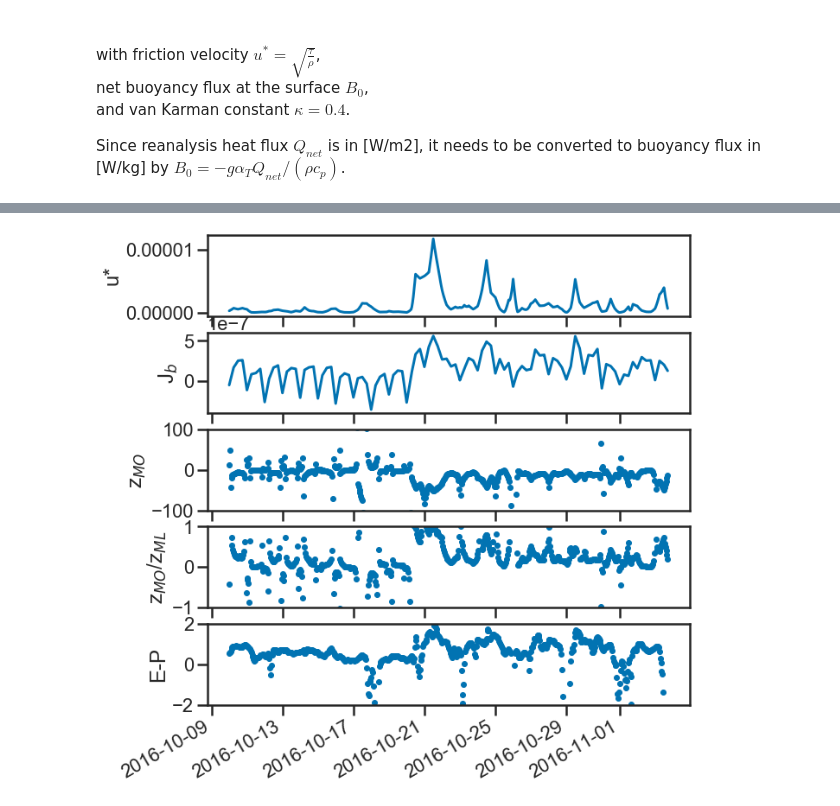
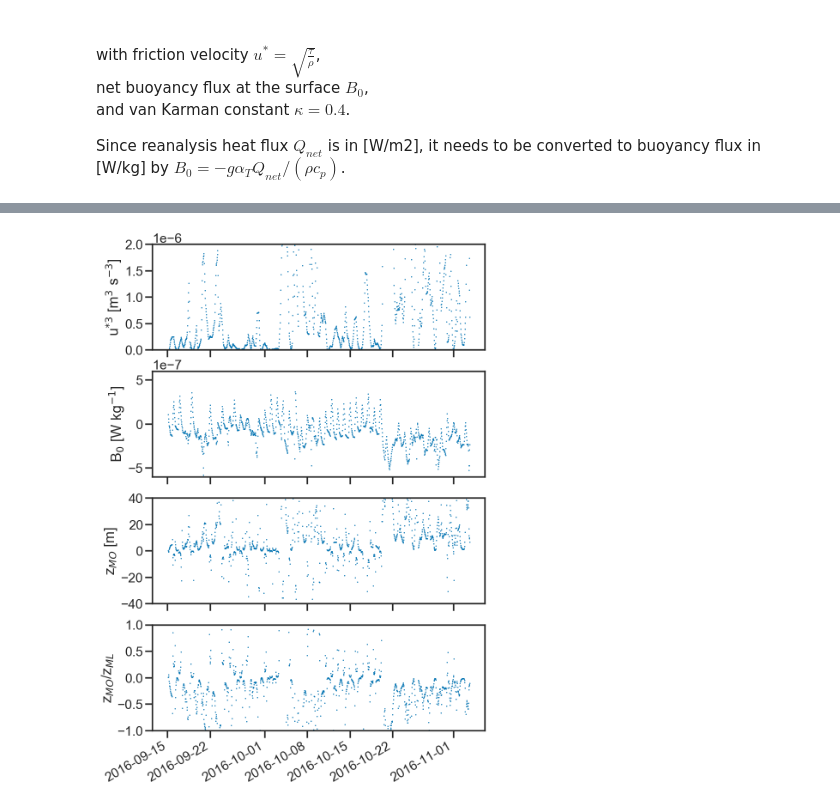
Before and after one commit to sessink/NIW, a Jupyter notebook: notebooks/turbulent_terms.ipynb, the cells around one changed output, grey strips where cells are left out. Saved outputs shown, nothing was run; the diff lists cells and outputs as text; code cells hidden in the pictures.

```diff
--- a/notebooks/turbulent_terms.ipynb
+++ b/notebooks/turbulent_terms.ipynb
@@ -65,5 +65,6 @@ flot = xr.open_dataset('../data/xarray/qc_7781a.nc')
 import gsw
 cp = gsw.cp_t_exact(flot.isel(z=2).S.mean(),flot.isel(z=2).T.mean(),0)
 alphaT = gsw.alpha(flot.isel(z=2).S.mean(),flot.isel(z=2).T.mean(),0)
+betaS = gsw.beta(flot.isel(z=2).S.mean(),flot.isel(z=2).T.mean(),0)
 # %%
 rho0=1025
@@ -79,4 +81,2 @@ met['MO_MLD'] = met.MO/met.mld
-# %%
-t,lon,lat = met.mettime.isel(mettime=0).values, met.lon.isel(mettime=0).values,met.lat.isel(mettime=0).values
 # %%
 resample = emp.sortby('time').resample(time='1h').mean()
@@ -103,3 +96,5 @@ for t in sub.mettime:
 # sub.interp()
 # %%
 collect = xr.concat(collect,dim='mettime')
+met['emp'] = collect
+met['emp'] = met.emp/(100*86400)
@@ -107,0 +101,6 @@ met['emp'] = collect
+# %%
+met['BQ'] = g*alphaT*met.Qnet/(cp*rho0)
+met['BEP'] = g*betaS*met.emp*met.S0/(1-met.S0/1000)
+met['B'] = met.BQ + met.BEP
+met['MO'] = -met.uprime/(0.4*met.B)
+met['MO_MLD'] = met.MO/met.mld
@@ -108,23 +152,27 @@ met['emp'] = collect
 # %%
-f,ax=plt.subplots(5,1,sharex=True, figsize=(10,10))
-met['uprime'].plot(ax=ax[0])
+f,ax=plt.subplots(4,1,sharex=True, figsize=(10,15))
+met['uprime'].plot(ax=ax[0],lw=0,marker='.',ms=2)
 ax[0].set_xlabel(None)
-ax[0].set_ylabel(r'u*')
-met['Bt'].plot(ax=ax[1])
+ax[0].ticklabel_format(axis='y',style='sci',scilimits=(0,-7))
+ax[0].set_ylabel(r'u$^{*3}$ [m$^3$ s$^{-3}$]')
+ax[0].set_ylim(0,2e-6)
+
+met['B'].plot(ax=ax[1],lw=0,marker='.',ms=2)
 ax[1].set_xlabel(None)
-ax[1].set_ylabel(r'J$_b$')
-met.MO.plot(lw=0,marker='.',ax=ax[2])
+ax[1].set_ylabel(r'B$_0$ [W kg$^{-1}$]')
+# ax[0].ticklabel_format(axis='y',style='sci',scilimits=(-6,6))
+ax[1].set_ylim(-6e-7,6e-7)
+
+met.MO.plot(ax=ax[2],lw=0,marker='.',ms=2)
 ax[2].set_xlabel(None)
-ax[2].set_ylim(-100,100);
-ax[2].set_ylabel(r'z$_{MO}$')
-met.MO_MLD.plot(lw=0,marker='.',ax=ax[3])
+ax[2].set_ylim(-40,40);
+ax[2].set_ylabel(r'z$_{MO}$ [m]')
+
+met.MO_MLD.plot(ax=ax[3],lw=0,marker='.',ms=2)
 ax[3].set_xlabel(None)
 ax[3].set_ylim(-1,1);
 ax[3].set_ylabel(r'z$_{MO}$/z$_{ML}$');
 
-met.emp.plot(lw=0,marker='.',ax=ax[4])
-ax[4].set_xlabel(None)
-ax[4].set_ylim(-2,2);
-ax[4].set_ylabel(r'E-P');
+plt.savefig('../figures/monin_obukhov.pdf')
 # %% [output]
-[figure, old version]
+[figure, new version]
```
Also changed, not shown: parts of 21 cells of this notebook.
